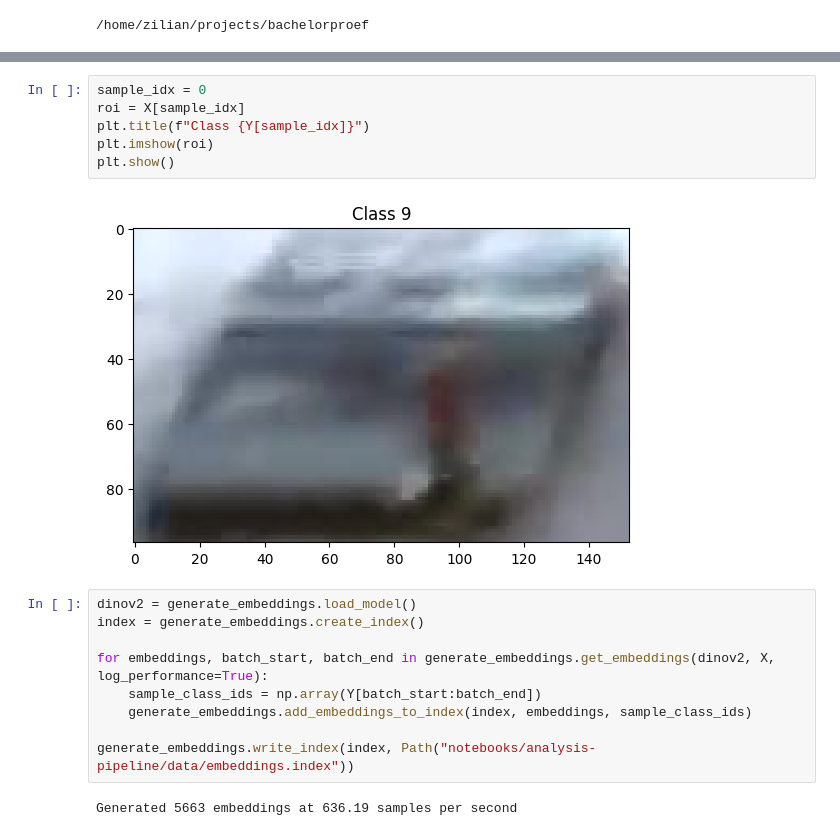
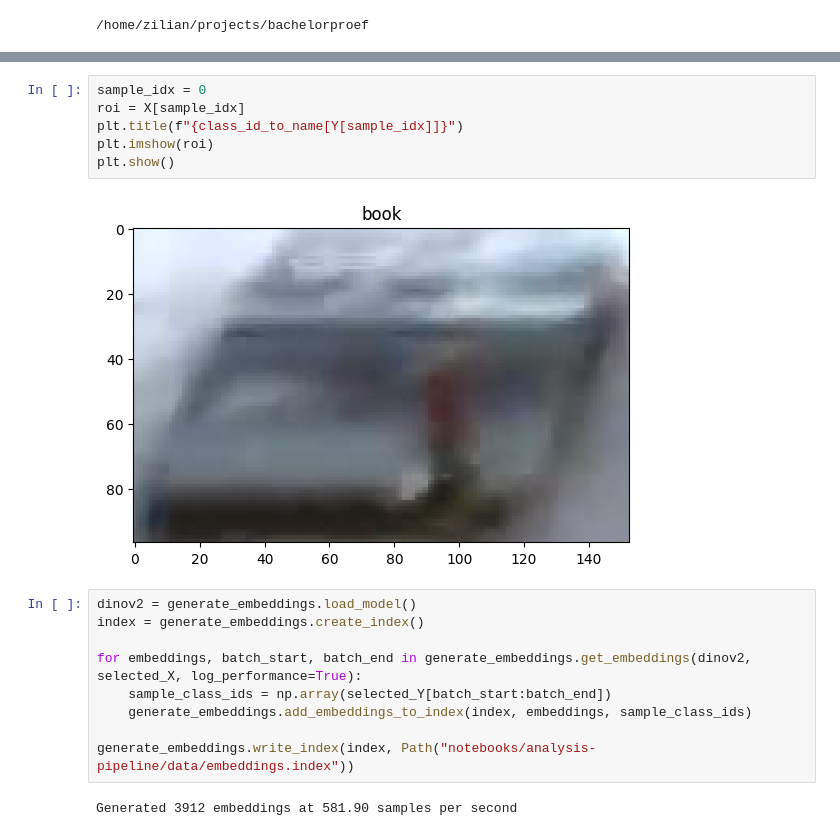
Before and after one commit to ilianbronchart/bachelorproef, a Jupyter notebook: notebooks/analysis-pipeline/01_build_vector_index.ipynb, the cells around one changed output, grey strips where cells are left out. Saved outputs shown, nothing was run; the diff lists cells and outputs as text.

```diff
--- a/notebooks/analysis-pipeline/01_build_vector_index.ipynb
+++ b/notebooks/analysis-pipeline/01_build_vector_index.ipynb
@@ -37,19 +90,19 @@ Found 5663 samples
 # %%
 sample_idx = 0
 roi = X[sample_idx]
-plt.title(f"Class {Y[sample_idx]}")
+plt.title(f"{class_id_to_name[Y[sample_idx]]}")
 plt.imshow(roi)
 plt.show()
 # %% [output]
-[figure, old version]
+[figure, new version]
 # %%
 dinov2 = generate_embeddings.load_model()
 index = generate_embeddings.create_index()
 
-for embeddings, batch_start, batch_end in generate_embeddings.get_embeddings(dinov2, X, log_performance=True):
-    sample_class_ids = np.array(Y[batch_start:batch_end])
+for embeddings, batch_start, batch_end in generate_embeddings.get_embeddings(dinov2, selected_X, log_performance=True):
+    sample_class_ids = np.array(selected_Y[batch_start:batch_end])
     generate_embeddings.add_embeddings_to_index(index, embeddings, sample_class_ids)
 
 generate_embeddings.write_index(index, Path("notebooks/analysis-pipeline/data/embeddings.index"))
 # %% [output]
-Generated 5663 embeddings at 636.19 samples per second
+Generated 3912 embeddings at 581.90 samples per second
```
Also changed, not shown: parts of 5 cells of this notebook, 6 other files.
